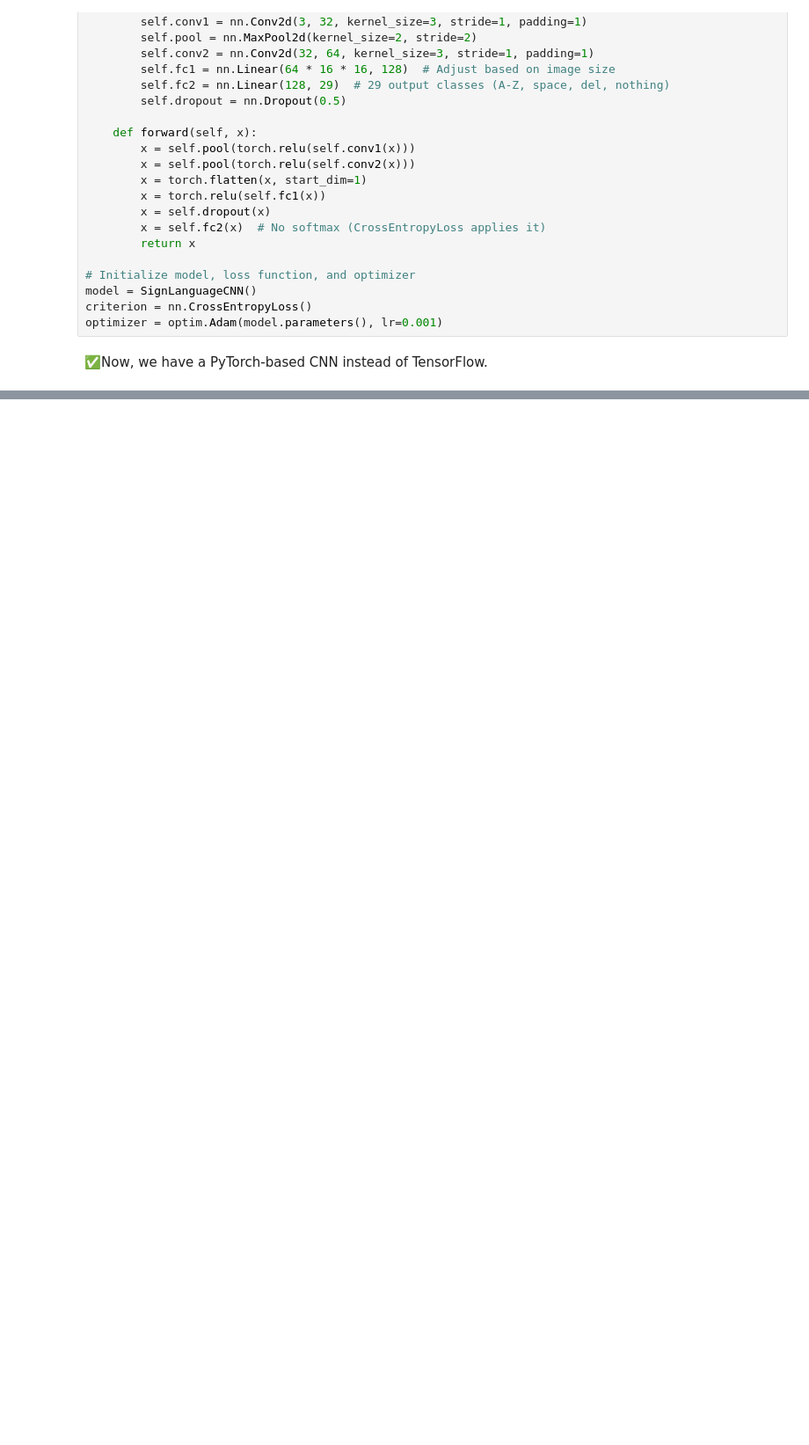
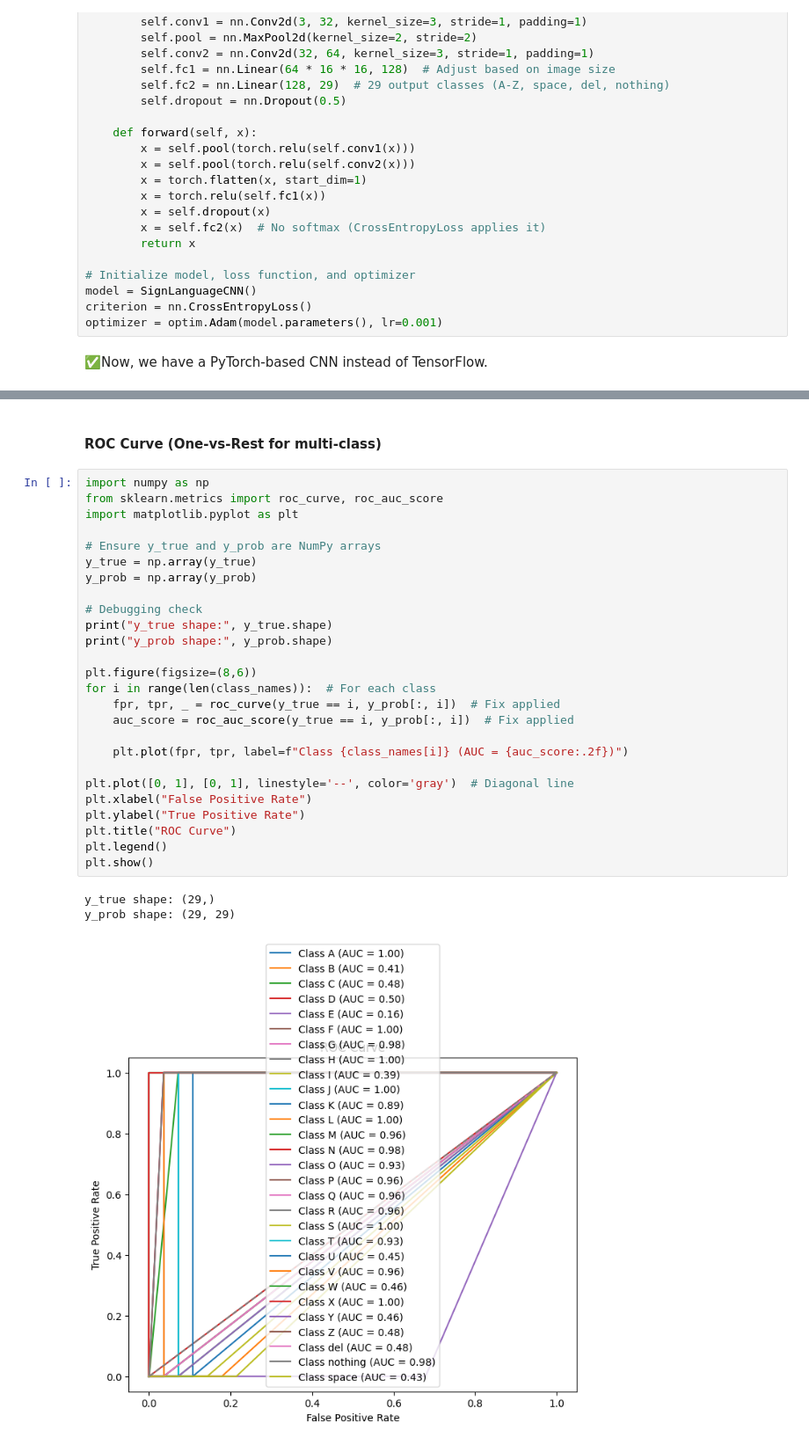
Before and after one commit to UditDe/ASL_DETECTION, a Jupyter notebook: sl_detection_model_v2.ipynb, the cells around one changed output, grey strips where cells are left out. Shown: that part at 88% size. Saved outputs shown, nothing was run; the diff lists cells and outputs as text; blank space fills up the shorter version.

```diff
--- a/sl_detection_model_v2.ipynb
+++ b/sl_detection_model_v2.ipynb
@@ -95,0 +310,32 @@ optimizer = optim.Adam(model.parameters(), lr=0.001)
+# %% [markdown]
+#### ROC Curve (One-vs-Rest for multi-class)
+# %%
+import numpy as np
+from sklearn.metrics import roc_curve, roc_auc_score
+import matplotlib.pyplot as plt
+
+# Ensure y_true and y_prob are NumPy arrays
+y_true = np.array(y_true)
+y_prob = np.array(y_prob)
+
+# Debugging check
+print("y_true shape:", y_true.shape)
+print("y_prob shape:", y_prob.shape)
+
+plt.figure(figsize=(8,6))
+for i in range(len(class_names)):  # For each class
+    fpr, tpr, _ = roc_curve(y_true == i, y_prob[:, i])  # Fix applied
+    auc_score = roc_auc_score(y_true == i, y_prob[:, i])  # Fix applied
+
+    plt.plot(fpr, tpr, label=f"Class {class_names[i]} (AUC = {auc_score:.2f})")
+
+plt.plot([0, 1], [0, 1], linestyle='--', color='gray')  # Diagonal line
+plt.xlabel("False Positive Rate")
+plt.ylabel("True Positive Rate")
+plt.title("ROC Curve")
+plt.legend()
+plt.show()
+# %% [output]
+y_true shape: (29,)
+y_prob shape: (29, 29)
+[figure, added]
```
Also changed, not shown: parts of 31 cells of this notebook, 1 other file.
